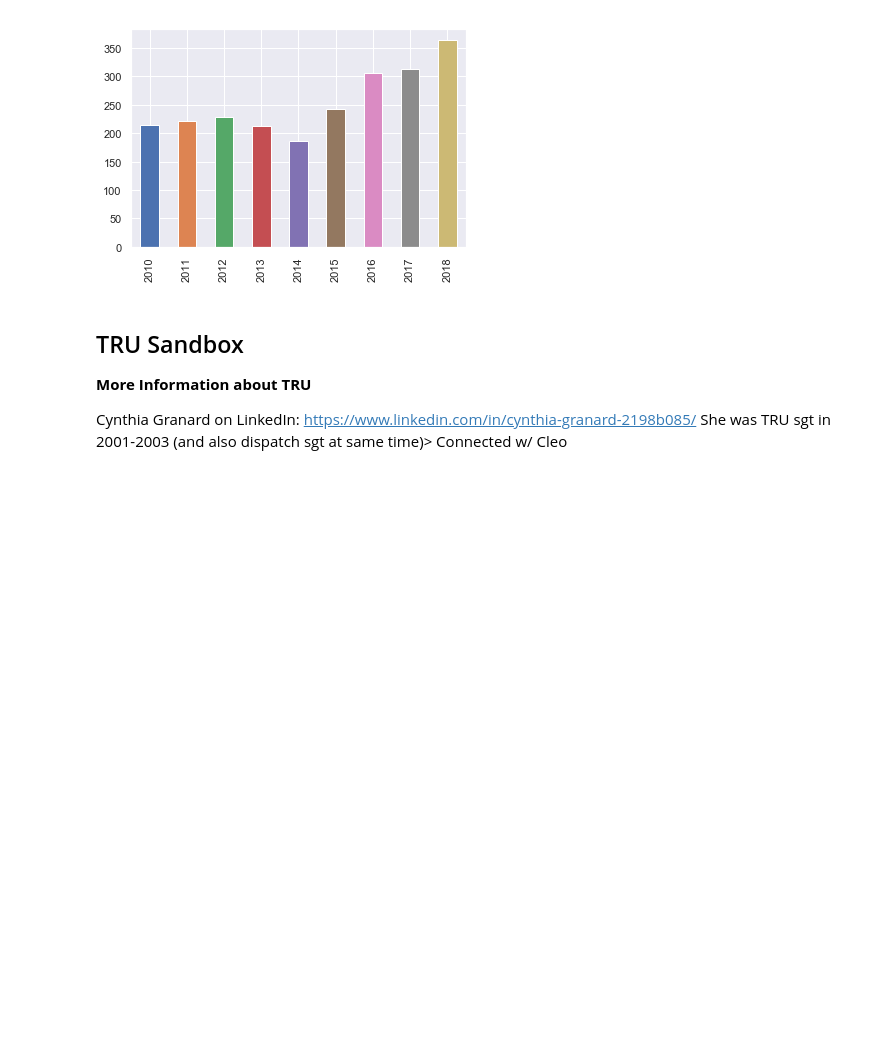
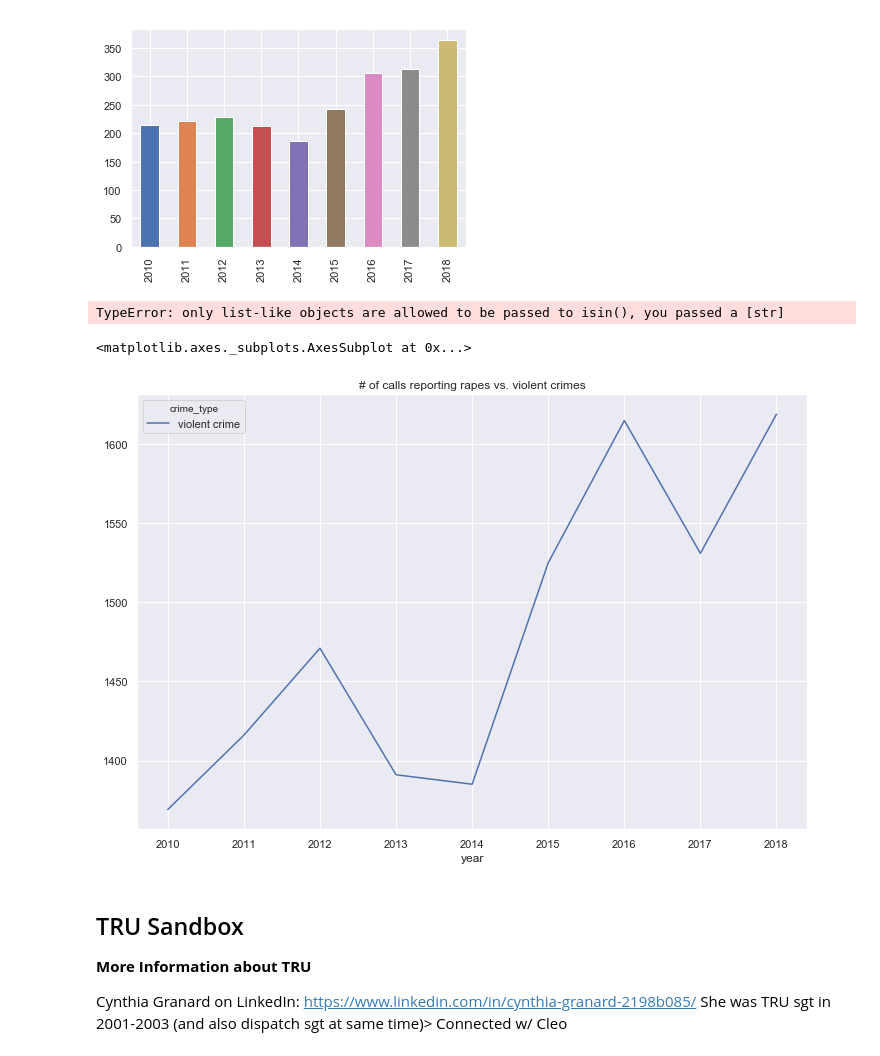
Before and after one commit to teacupwoozy/spd_notebook_archive, a Jupyter notebook: spd_notebook/2010-2018_sexcrimes_violentcrimes.ipynb, the cells around one changed output. Drawn from its saved outputs; the diff is of its cells as text; code cells hidden in the pictures; blank space fills up the shorter version.

```diff
--- a/spd_notebook/2010-2018_sexcrimes_violentcrimes.ipynb
+++ b/spd_notebook/2010-2018_sexcrimes_violentcrimes.ipynb
@@ -442,6 +473,24 @@ pd.value_counts(stage_is_acquaintance_rape.year).reindex([2010, 2011, 2012, 2013
 # %% [output]
 <matplotlib.axes._subplots.AxesSubplot at 0x...>
 [figure]
+# %%
+# Create df that only contain violent crimes and rape calls
+is_rape = data['final_call_type'].str.contains(rape_terms)
+is_vc = data['final_call_type'].str.contains(violent_crime_terms)
+
+rape_vc_df = data[is_rape | is_vc]
+rape_vc_df['crime_type'] = np.where(rape_vc_df['final_call_type'].isin(rape_terms), 'rape', 'violent crime')
+rape_vc_df
+# %% [output]
+TypeError: only list-like objects are allowed to be passed to isin(), you passed a [str]
+# %%
+# Probably not use
+# Compare number of rape calls and violent crime calls by year
+
+rape_vc_df.groupby('crime_type').year.value_counts().unstack(0).plot.line(stacked=False, figsize=(12,8), title="# of calls reporting rapes vs. violent crimes")
+# %% [output]
+<matplotlib.axes._subplots.AxesSubplot at 0x...>
+[figure, added]
 # %% [markdown]
 
 ## TRU Sandbox
```
Also changed, not shown: parts of 17 cells of this notebook.
